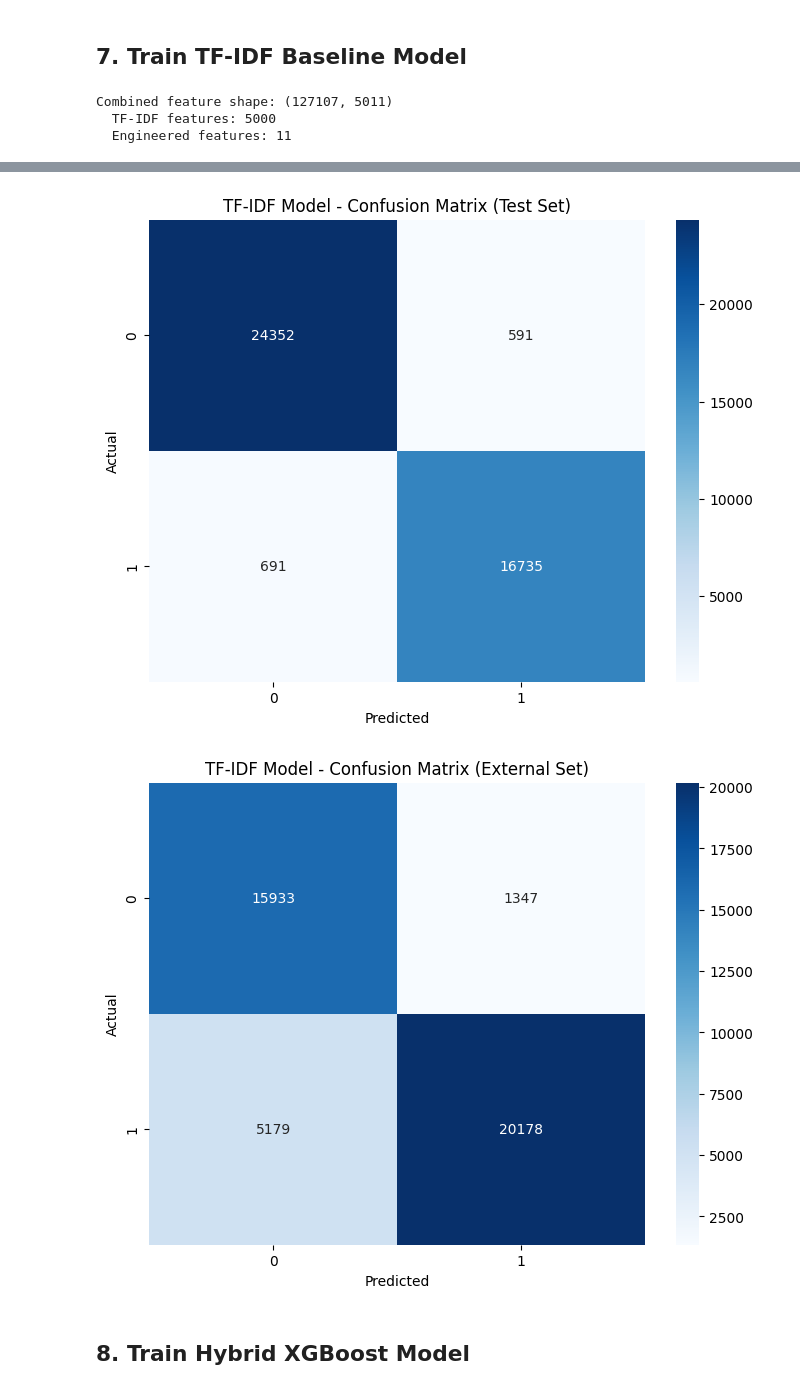
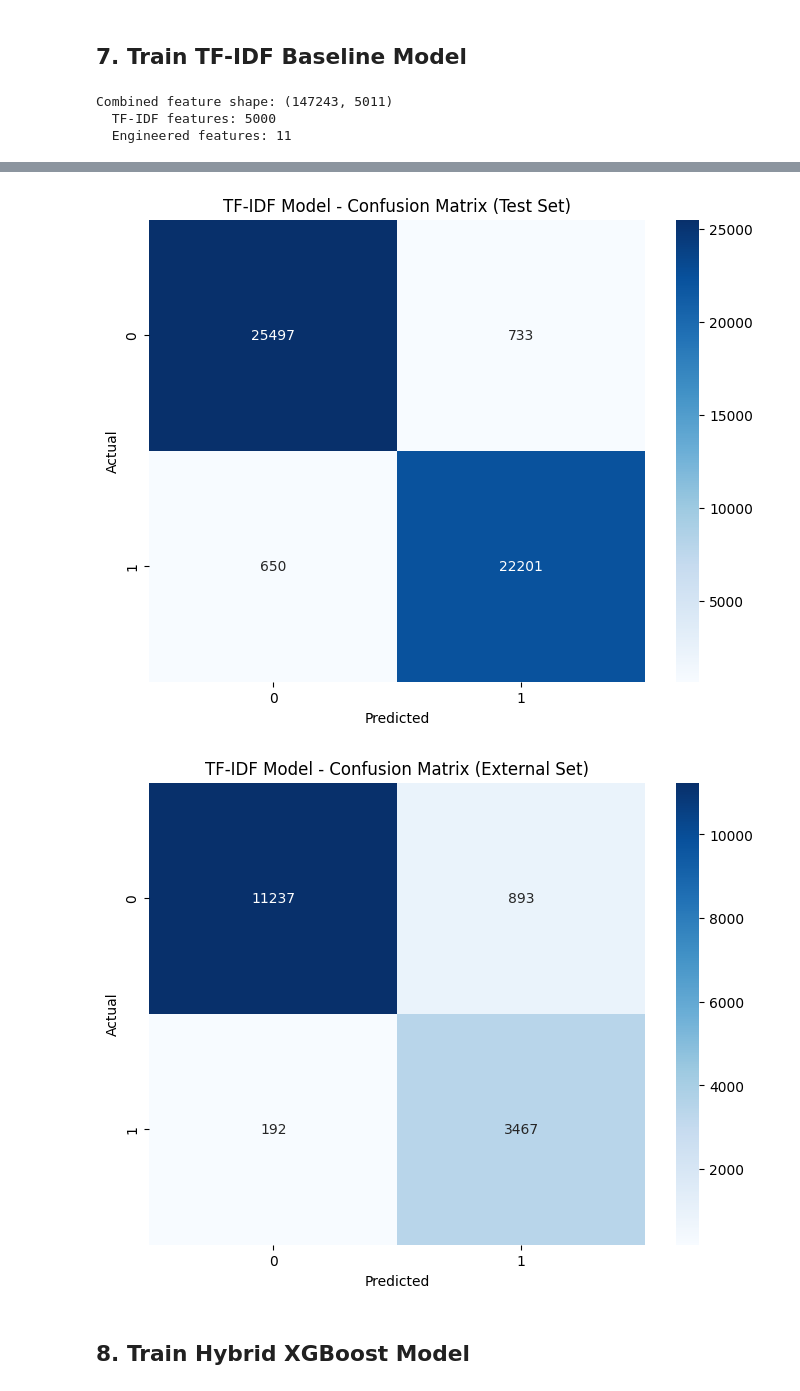
Before and after one commit to Latandu/PhishStop, a Jupyter notebook: app/models/train_models_with_wandb.ipynb, the cells around one changed output, grey strips where cells are left out. Saved outputs shown, nothing was run; the diff lists cells and outputs as text; code cells hidden in the pictures.

```diff
--- a/app/models/train_models_with_wandb.ipynb
+++ b/app/models/train_models_with_wandb.ipynb
@@ -162,12 +161,12 @@ print("Creating dataset splits...")
 
 # External validation set: CEAS-08 and Enron-DKIM
 external_df = df.filter(
-    (pl.col("source") == "csv_misc/CEAS-08.csv") | (pl.col("source") == "phishing-nigerian")
+    (pl.col("source") == "csv_misc/TREC-06.csv") | (pl.col("source") == "phishing-2021")
 )
 
 # Training pool: everything else
 train_pool_df = df.filter(
-    (pl.col("source") != "csv_misc/CEAS-08.csv") & (pl.col("source") != "phishing-nigerian")
+    (pl.col("source") != "csv_misc/TREC-06.csv") & (pl.col("source") != "phishing-2021")
 )
 
 print(f"Training pool: {len(train_pool_df):,}")
@@ -367,14 +399,14 @@ lr_clf = LogisticRegression(
 lr_clf.fit(X_combined_train, y_train)
 
 # Evaluate on test set
-y_pred_test = lr_clf.predict(X_combined_test)
-y_proba_test = lr_clf.predict_proba(X_combined_test)[:, 1]
+y_pred_test_tfidf = lr_clf.predict(X_combined_test)
+y_proba_test_tfidf = lr_clf.predict_proba(X_combined_test)[:, 1]
 tfidf_test_metrics = {
-    'accuracy': accuracy_score(y_test, y_pred_test),
-    'precision': precision_score(y_test, y_pred_test, zero_division=0),
-    'recall': recall_score(y_test, y_pred_test, zero_division=0),
-    'f1': f1_score(y_test, y_pred_test, zero_division=0),
-    'roc_auc': roc_auc_score(y_test, y_proba_test)
+    'accuracy': accuracy_score(y_test, y_pred_test_tfidf),
+    'precision': precision_score(y_test, y_pred_test_tfidf, zero_division=0),
+    'recall': recall_score(y_test, y_pred_test_tfidf, zero_division=0),
+    'f1': f1_score(y_test, y_pred_test_tfidf, zero_division=0),
+    'roc_auc': roc_auc_score(y_test, y_proba_test_tfidf)
 }
 
 print(f"\nTest Set Metrics:")
@@ -382,15 +414,15 @@ for metric, value in tfidf_test_metrics.items():
     print(f"  {metric}: {value:.4f}")
 
 # Evaluate on external set
-y_pred_ext = lr_clf.predict(X_combined_external)
-y_proba_ext = lr_clf.predict_proba(X_combined_external)[:, 1]
+y_pred_ext_tfidf = lr_clf.predict(X_combined_external)
+y_proba_ext_tfidf = lr_clf.predict_proba(X_combined_external)[:, 1]
 
 tfidf_external_metrics = {
-    'accuracy': accuracy_score(y_external, y_pred_ext),
-    'precision': precision_score(y_external, y_pred_ext, zero_division=0),
-    'recall': recall_score(y_external, y_pred_ext, zero_division=0),
-    'f1': f1_score(y_external, y_pred_ext, zero_division=0),
-    'roc_auc': roc_auc_score(y_external, y_proba_ext)
+    'accuracy': accuracy_score(y_external, y_pred_ext_tfidf),
+    'precision': precision_score(y_external, y_pred_ext_tfidf, zero_division=0),
+    'recall': recall_score(y_external, y_pred_ext_tfidf, zero_division=0),
+    'f1': f1_score(y_external, y_pred_ext_tfidf, zero_division=0),
+    'roc_auc': roc_auc_score(y_external, y_proba_ext_tfidf)
 }
 
 print(f"\nExternal Set Metrics:")
@@ -419,7 +451,7 @@ wandb.log({
 })
 
 # Confusion matrix
-cm = confusion_matrix(y_test, y_pred_test)
+cm = confusion_matrix(y_test, y_pred_test_tfidf)
 fig, ax = plt.subplots(figsize=(8, 6))
 sns.heatmap(cm, annot=True, fmt='d', cmap='Blues', ax=ax)
 ax.set_xlabel('Predicted')
@@ -429,7 +461,7 @@ plt.show()
 wandb.log({"tfidf/confusion_matrix": wandb.Image(fig)})
 plt.close()
 
-cm = confusion_matrix(y_external, y_pred_ext)
+cm = confusion_matrix(y_external, y_pred_ext_tfidf)
 fig, ax = plt.subplots(figsize=(8, 6))
 sns.heatmap(cm, annot=True, fmt='d', cmap='Blues', ax=ax)
 ax.set_xlabel('Predicted')
@@ -439,6 +471,6 @@ plt.show()
 wandb.log({"tfidf/confusion_matrix": wandb.Image(fig)})
 plt.close()
 # %% [output]
-Combined feature shape: (127107, 5011)
+Combined feature shape: (147243, 5011)
   TF-IDF features: 5000
   Engineered features: 11
@@ -463,5 +495,5 @@ External Set Metrics:
-[figure, old version]
+[figure, new version]
-[figure, old version]
+[figure, new version]
 # %% [markdown]
 ## 8. Train Hybrid XGBoost Model
 # %%
```
Also changed, not shown: parts of 13 cells of this notebook, 9 other files.
